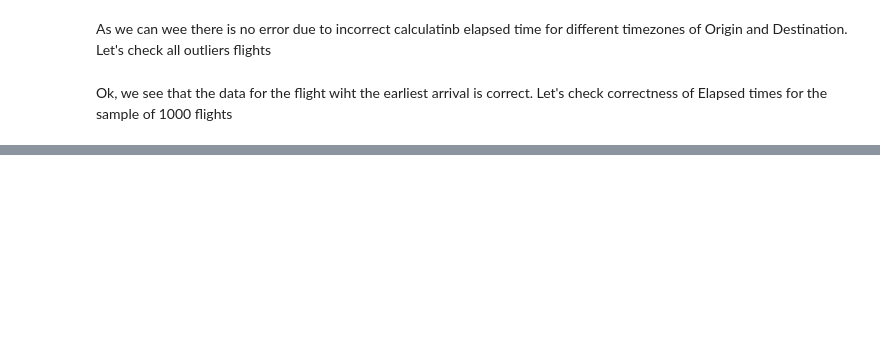
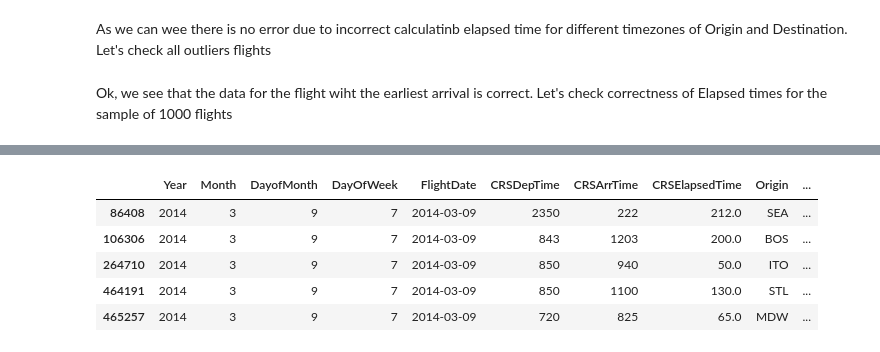
Before and after one commit to kholodov-a/Springboard_repo, a Jupyter notebook: CS2-flights-delay-REPO/notebooks/Data Wrangling.ipynb, the cells around one changed output, grey strips where cells are left out. Drawn from its saved outputs; the diff is of its cells as text; code cells hidden in the pictures; blank space fills up the shorter version.

```diff
--- a/CS2-flights-delay-REPO/notebooks/Data Wrangling.ipynb
+++ b/CS2-flights-delay-REPO/notebooks/Data Wrangling.ipynb
@@ -975,3 +1027,21 @@ ordinary_flights['CRSArrDT'] = [row.CRSArrDT.tz_localize(tz.gettz(IATAtz[row.Des
+# %%
+Date_details = ['Year', 'Month', 'DayofMonth', 'DayOfWeek', 'FlightDate']
+DepTime_details = ['CRSDepTime', 'DepTime']
+ArrTime_details = ['CRSArrTime', 'ArrTime']
+ElapsedTime_details = ['CRSElapsedTime', 'ActualElapsedTime']
+CRS_details = ['CRSDepTime', 'CRSArrTime', 'CRSElapsedTime']
+Route_datails = ['Origin', 'Dest']
+test[(test['Flight_Number_Reporting_Airline'] == 121) &
+     (test['DayofMonth'] == 9)][Date_details +
+     CRS_details +
+     Route_datails]
+# %% [output]
+|  | Year | Month | DayofMonth | DayOfWeek | FlightDate | CRSDepTime | CRSArrTime | CRSElapsedTime | Origin | ... |
+| 86408 | 2014 | 3 | 9 | 7 | 2014-03-09 | 2350 | 222 | 212.0 | SEA | ... |
+| 106306 | 2014 | 3 | 9 | 7 | 2014-03-09 | 843 | 1203 | 200.0 | BOS | ... |
+| 264710 | 2014 | 3 | 9 | 7 | 2014-03-09 | 850 | 940 | 50.0 | ITO | ... |
+| 464191 | 2014 | 3 | 9 | 7 | 2014-03-09 | 850 | 1100 | 130.0 | STL | ... |
+| 465257 | 2014 | 3 | 9 | 7 | 2014-03-09 | 720 | 825 | 65.0 | MDW | ... |
 # %%
 
 # Create temporary field 'Minute' from 'DepTime' to use with pd.to_datetime
```
Also changed, not shown: parts of 13 cells of this notebook, 1 other file.
